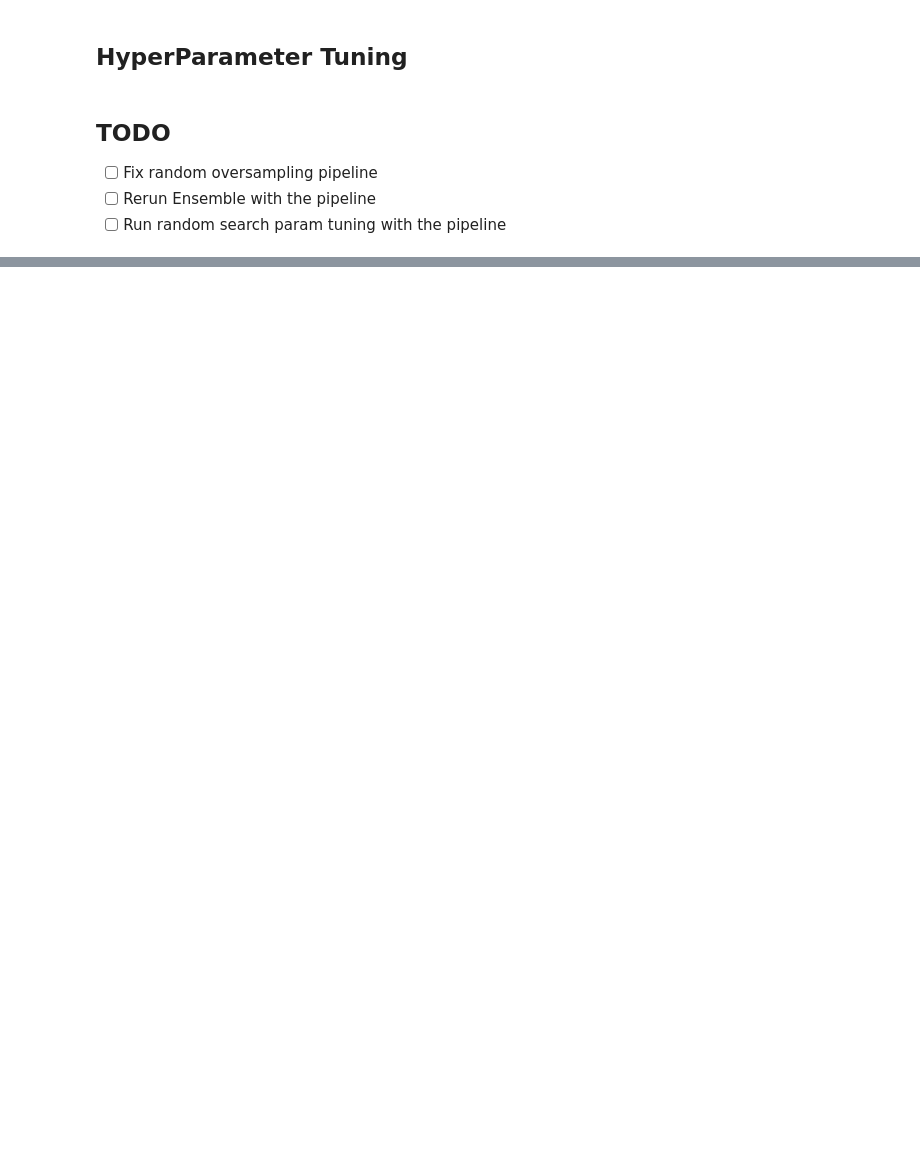
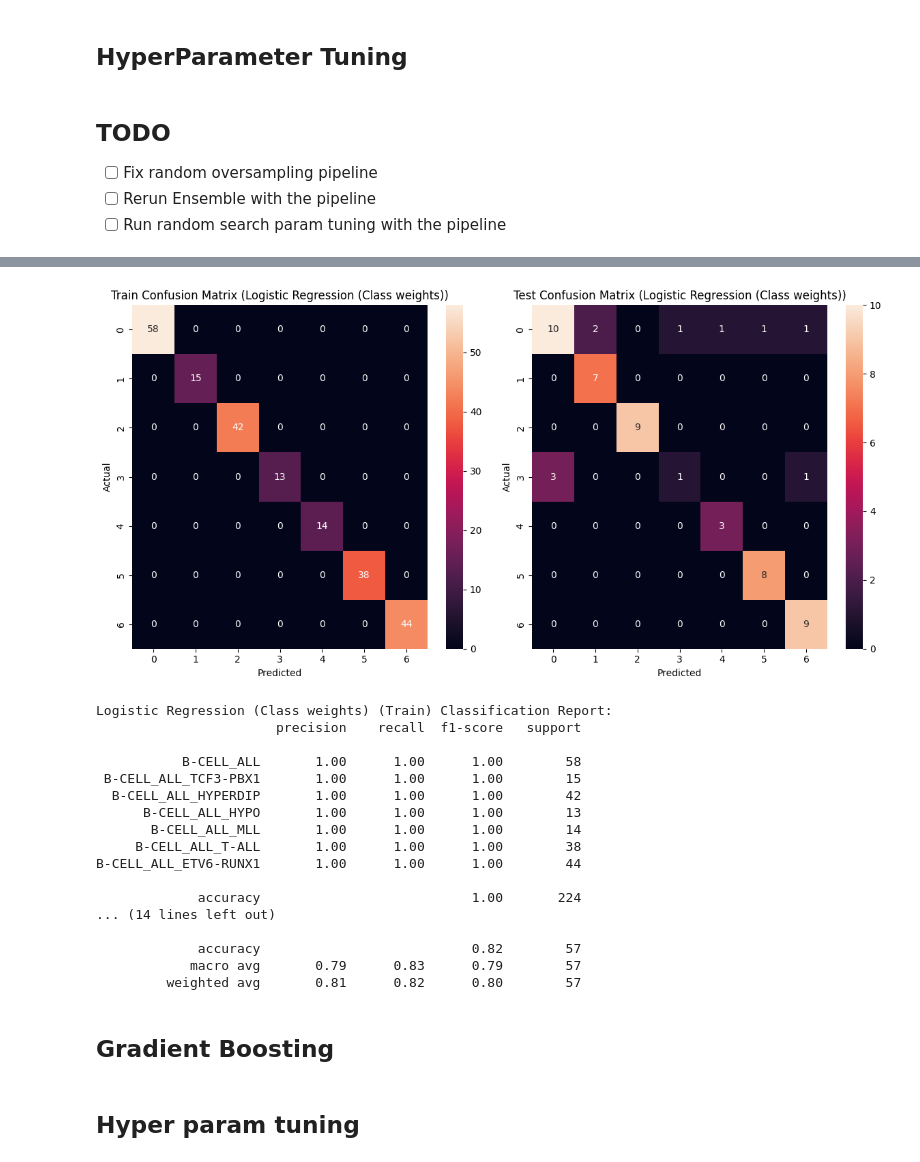
Before and after one commit to AnOnRT/Machine-Learning-in-BioInf-Project, a Jupyter notebook: Leukemie Classification.ipynb, the cells around one changed output, grey strips where cells are left out. Drawn from its saved outputs; the diff is of its cells as text; code cells hidden in the pictures; blank space fills up the shorter version.

```diff
--- a/Leukemie Classification.ipynb
+++ b/Leukemie Classification.ipynb
@@ -902,0 +989,28 @@ def random_search_hyperparameters(estimator: BaseEstimator, param_distributions:
+# %%
+WEIGHTED_LOG_REG = make_pipeline_with_custom_steps(
+    preprocessor=StandardScaler(),
+    base_estimator=LogisticRegression(random_state=42, max_iter=2000, class_weight="balanced")
+)
+# %%
+train_report(WEIGHTED_LOG_REG, "Logistic Regression (Class weights)")
+# %% [output]
+[figure, added]
+Logistic Regression (Class weights) (Train) Classification Report:
+                       precision    recall  f1-score   support
+
+           B-CELL_ALL       1.00      1.00      1.00        58
+ B-CELL_ALL_TCF3-PBX1       1.00      1.00      1.00        15
+  B-CELL_ALL_HYPERDIP       1.00      1.00      1.00        42
+      B-CELL_ALL_HYPO       1.00      1.00      1.00        13
+       B-CELL_ALL_MLL       1.00      1.00      1.00        14
+     B-CELL_ALL_T-ALL       1.00      1.00      1.00        38
+B-CELL_ALL_ETV6-RUNX1       1.00      1.00      1.00        44
+
+             accuracy                           1.00       224
+... (14 lines left out)
+
+             accuracy                           0.82        57
+            macro avg       0.79      0.83      0.79        57
+         weighted avg       0.81      0.82      0.80        57
+# %% [markdown]
+## Gradient Boosting
@@ -902,0 +1023,2 @@ def random_search_hyperparameters(estimator: BaseEstimator, param_distributions:
+# %% [markdown]
+## Hyper param tuning
```
Also changed, not shown: parts of 26 cells of this notebook.
